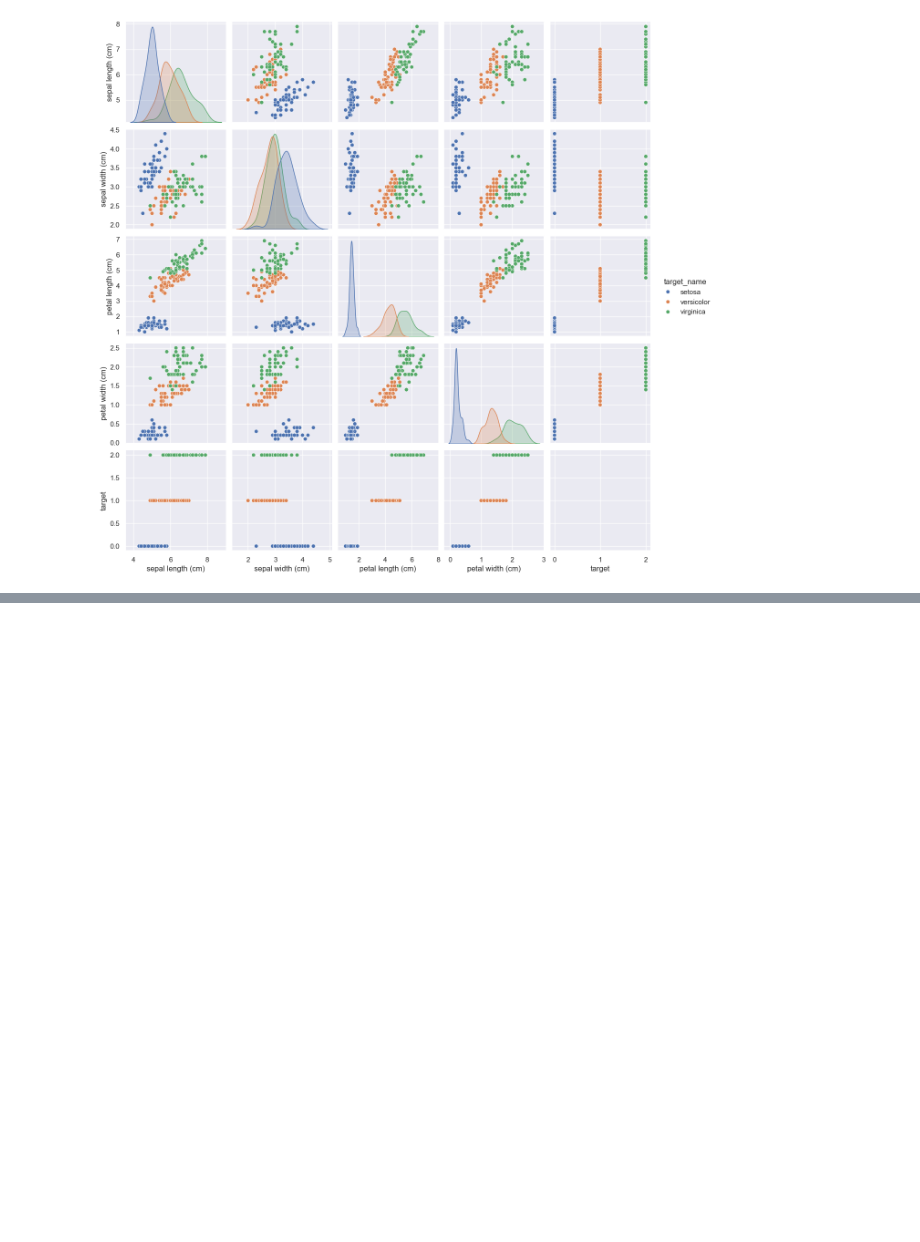
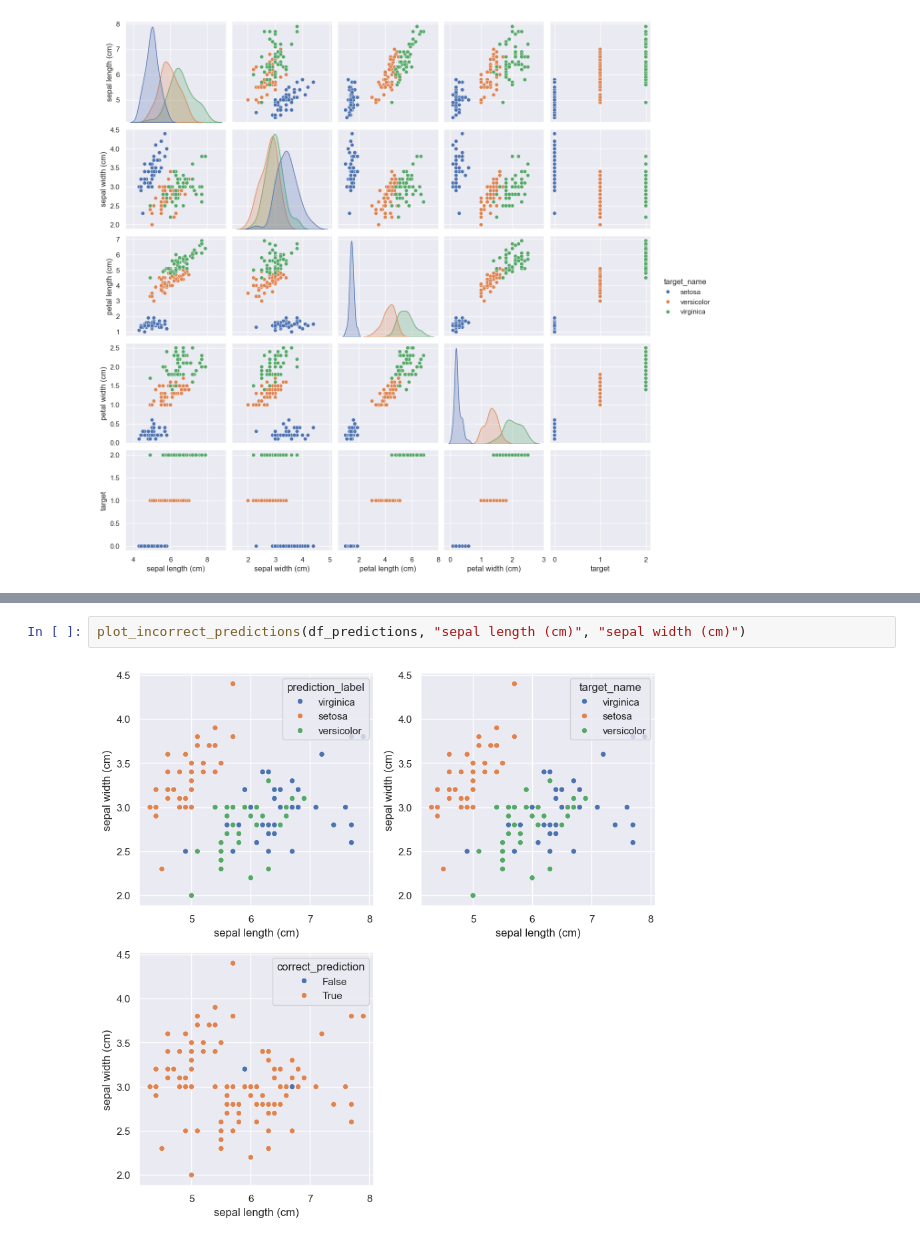
Before and after one commit to pUmA73/Iris-Flower-Classification, a Jupyter notebook: iris_classification.ipynb, the cells around one changed output, grey strips where cells are left out. Drawn from its saved outputs; the diff is of its cells as text; blank space fills up the shorter version.

```diff
--- a/iris_classification.ipynb
+++ b/iris_classification.ipynb
@@ -166,0 +284,4 @@ sns.pairplot(df, hue="target_name")
+# %%
+plot_incorrect_predictions(df_predictions, "sepal length (cm)", "sepal width (cm)")
+# %% [output]
+[figure, added]
```
Also changed, not shown: parts of 36 cells of this notebook.
